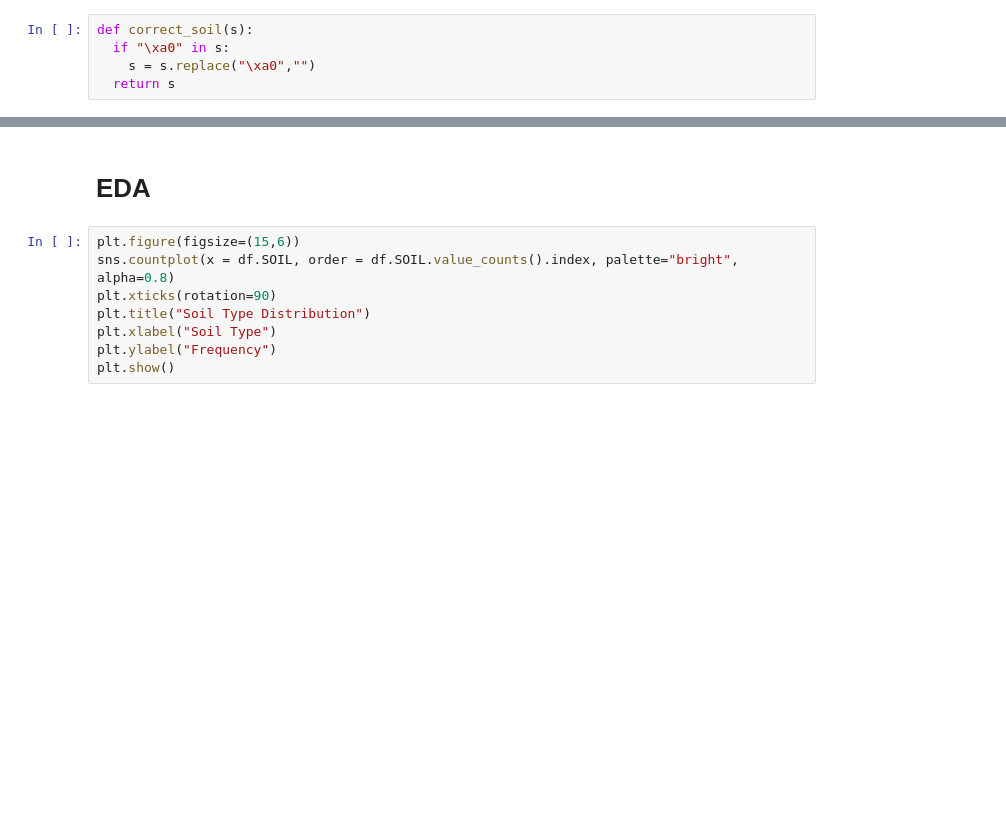
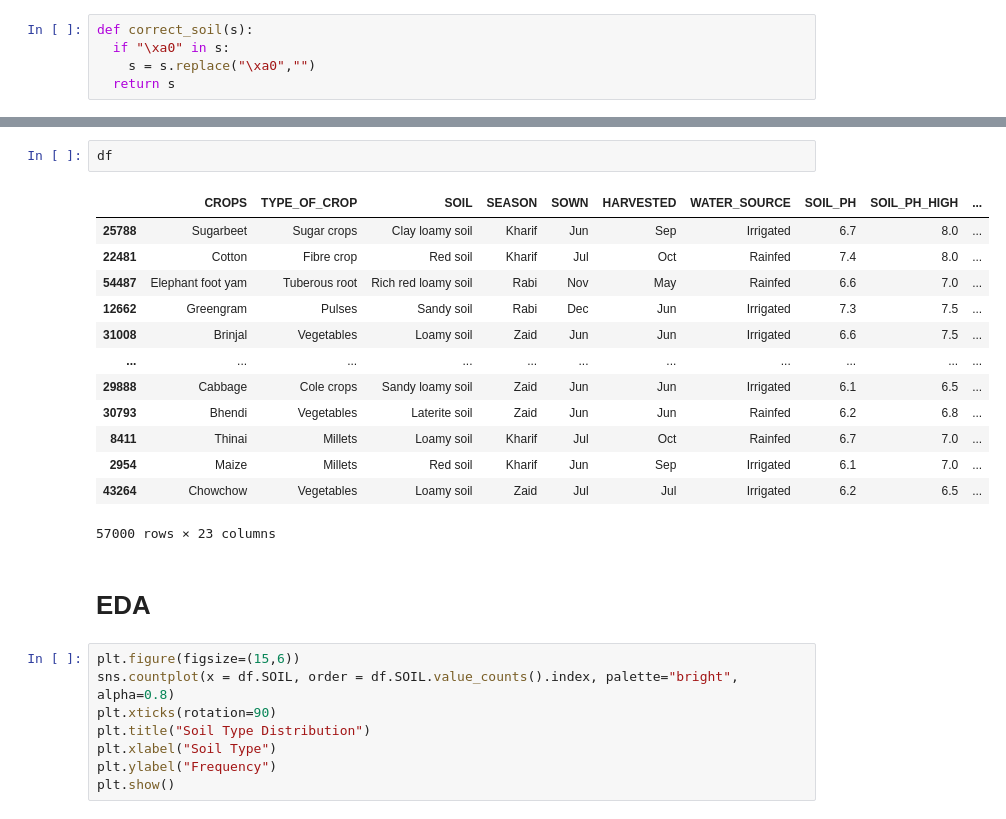
Before and after one commit to yash9939/Crop_Recomendation_System, a Jupyter notebook: Jupyter_Notebook/main.ipynb, the cells around one changed output, grey strips where cells are left out. Cells and saved outputs as stored; diff of their text form; blank space fills up the shorter version.

```diff
--- a/Jupyter_Notebook/main.ipynb
+++ b/Jupyter_Notebook/main.ipynb
@@ -211,3 +211,19 @@ WATER_SOURCE : 2
+# %%
+df
+# %% [output]
+|  | CROPS | TYPE_OF_CROP | SOIL | SEASON | SOWN | HARVESTED | WATER_SOURCE | SOIL_PH | SOIL_PH_HIGH | ... |
+| 25788 | Sugarbeet | Sugar crops | Clay loamy soil | Kharif | Jun | Sep | Irrigated | 6.7 | 8.0 | ... |
+| 22481 | Cotton | Fibre crop | Red soil | Kharif | Jul | Oct | Rainfed | 7.4 | 8.0 | ... |
+| 54487 | Elephant foot yam | Tuberous root | Rich red loamy soil | Rabi | Nov | May | Rainfed | 6.6 | 7.0 | ... |
+| 12662 | Greengram | Pulses | Sandy soil | Rabi | Dec | Jun | Irrigated | 7.3 | 7.5 | ... |
+| 31008 | Brinjal | Vegetables | Loamy soil | Zaid | Jun | Jun | Irrigated | 6.6 | 7.5 | ... |
+| ... | ... | ... | ... | ... | ... | ... | ... | ... | ... | ... |
+| 29888 | Cabbage | Cole crops | Sandy loamy soil | Zaid | Jun | Jun | Irrigated | 6.1 | 6.5 | ... |
+| 30793 | Bhendi | Vegetables | Laterite soil | Zaid | Jun | Jun | Rainfed | 6.2 | 6.8 | ... |
+| 8411 | Thinai | Millets | Loamy soil | Kharif | Jul | Oct | Rainfed | 6.7 | 7.0 | ... |
+| 2954 | Maize | Millets | Red soil | Kharif | Jun | Sep | Irrigated | 6.1 | 7.0 | ... |
+| 43264 | Chowchow | Vegetables | Loamy soil | Zaid | Jul | Jul | Irrigated | 6.2 | 6.5 | ... |
+57000 rows × 23 columns
 # %% [markdown]
 # EDA
 # %%
```
Also changed, not shown: parts of 12 cells of this notebook, 1 other file.
